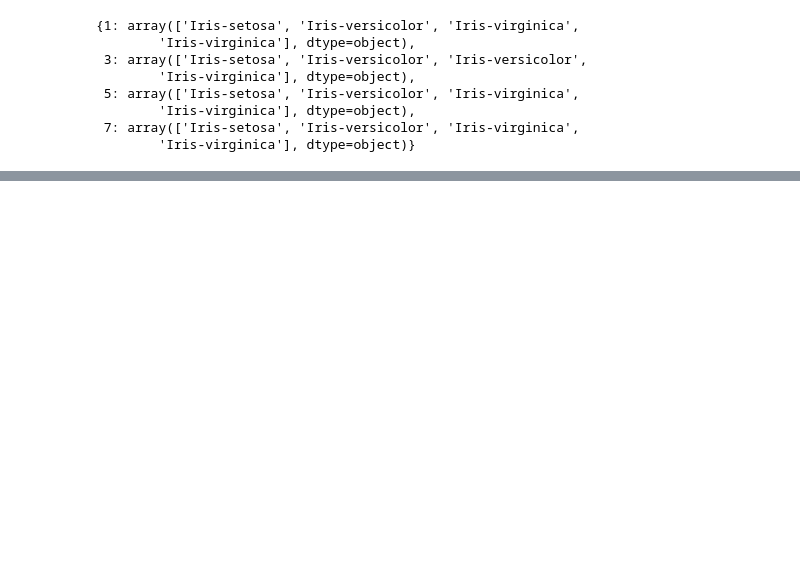
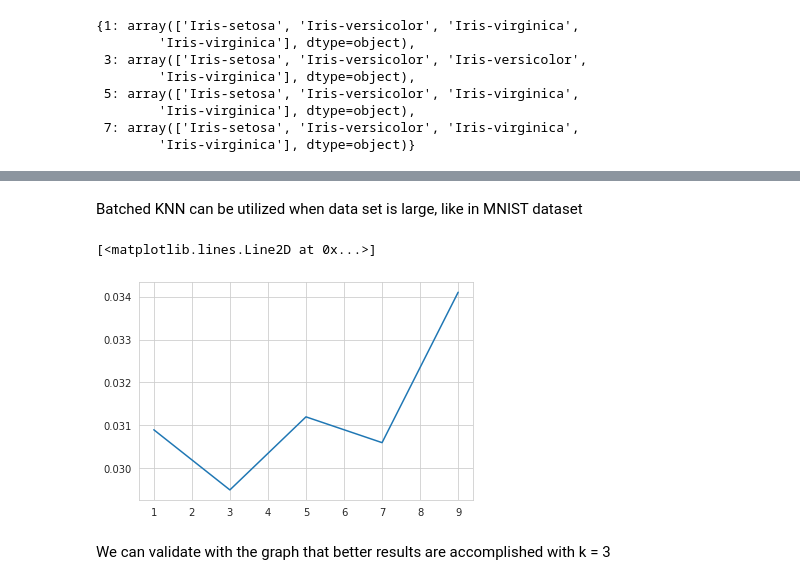
Before and after one commit to adrianrdz8/ML_algorithms, a Jupyter notebook: KNN_from_scratch.ipynb, the cells around one changed output, grey strips where cells are left out. Saved outputs shown, nothing was run; the diff lists cells and outputs as text; code cells hidden in the pictures; blank space fills up the shorter version.

```diff
--- a/KNN_from_scratch.ipynb
+++ b/KNN_from_scratch.ipynb
@@ -124,0 +136,30 @@ sns.regplot('K', 'error_rate', order=2, data=results_df, x_estimator=np.mean)
+# %%
+(x_train, y_train), (x_test, y_test) = tf.keras.datasets.mnist.load_data()
+assert x_train.shape == (60000, 28, 28)
+assert x_test.shape == (10000, 28, 28)
+assert y_train.shape == (60000,)
+assert y_test.shape == (10000,)
+# %% [markdown]
+Batched KNN can be utilized when data set is large, like in MNIST dataset
+# %%
+def batched_KNN(train_X, train_Y, test_X, ks, batch_size=200):
+    all_preds = {k: [] for k in ks}
+    for i in range(0, test_X.shape[0], batch_size):
+        batch_X = test_X[i:i + batch_size]
+        preds = KNN(train_X, train_Y, batch_X, ks)
+        for k in all_preds.keys():
+            all_preds[k] = np.concatenate((all_preds[k], preds[k]))
+    return all_preds
+# %%
+ks = [1, 3, 5, 7, 9]
+mnist_validation_preds = batched_KNN(
+    x_train.astype('float32').reshape(-1, 28*28), y_train,
+    x_test.astype('float32').reshape(-1, 28*28),
+    ks)
+mnist_validation_errs = error_rates(mnist_validation_preds, y_test)
+plt.plot(ks, [mnist_validation_errs[k] for k in ks])
+# %% [output]
+[<matplotlib.lines.Line2D at 0x...>]
+[figure, added]
+# %% [markdown]
+We can validate with the graph that better results are accomplished with k = 3
```
Also changed, not shown: parts of 4 cells of this notebook.
